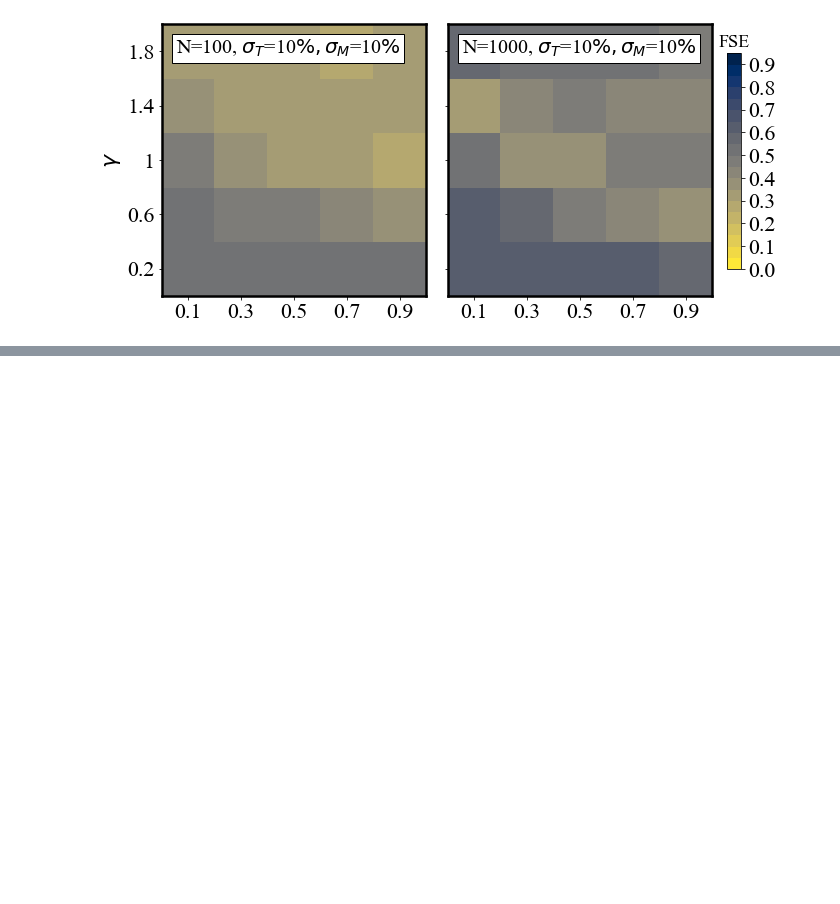
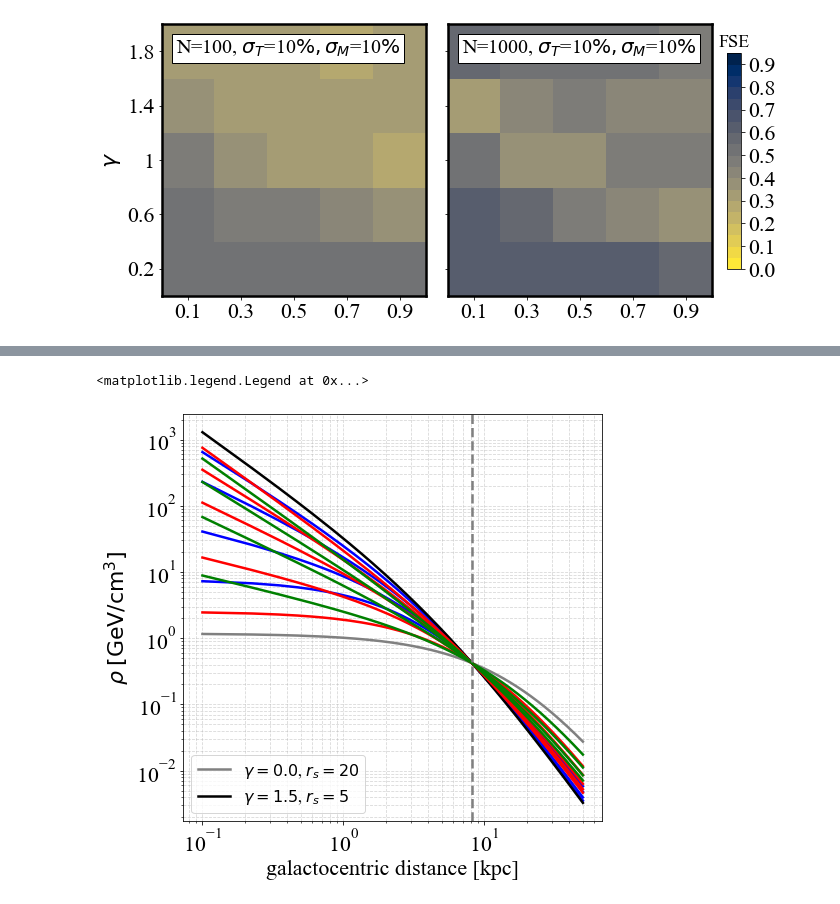
Before and after one commit to SvPoder/exoplanets, a Jupyter notebook: jupyter-notebook/reconstructed_DM.ipynb, the cells around one changed output, grey strips where cells are left out. Saved outputs shown, nothing was run; the diff lists cells and outputs as text; code cells hidden in the pictures; blank space fills up the shorter version.

```diff
--- a/jupyter-notebook/reconstructed_DM.ipynb
+++ b/jupyter-notebook/reconstructed_DM.ipynb
@@ -713,0 +741,32 @@ fig.savefig("../Figs/ex5_FSE_rs.pdf")
+# %%
+r  = np.linspace(0.1, 50, 400)
+R0 = 8.178
+
+gamma = [0., 0.5, 1., 1.3, 1.5]
+rs    = [5., 10., 20.]
+
+fig, ax = plt.subplots(1, 1, figsize=(7.5, 7.5))
+color=["blue", "red", "green"]
+for g in gamma:
+    i = 0
+    for s in rs:
+        if g==0. and s==20.:
+            ax.plot(r, gNFW_rho(R0, r, [g, s, 0.42]), lw=2.5, color="grey", ls="-",
+                label=(r"$\gamma=%.1f$, $r_s=%i$" %(g, int(s))))
+        elif g==1.5 and s==5.:
+            ax.plot(r, gNFW_rho(R0, r, [g, s, 0.42]), lw=2.5, color="k", ls="-",
+                label=(r"$\gamma=%.1f$, $r_s=%i$" %(g, int(s))))
+        else:
+            ax.plot(r, gNFW_rho(R0, r, [g, s, 0.42]), lw=2.5, color=color[i], ls="-")
+        i+=1
+ax.axvline(R0, ls="--", color="grey", lw=2.5)
+
+ax.grid(which="both", ls="--", alpha=0.5)
+ax.set_ylabel(r"$\rho$ $\rm [GeV/cm^3]$")
+ax.set_xlabel("galactocentric distance [kpc]")
+ax.set_yscale("log")
+ax.set_xscale("log")
+ax.legend(fontsize=16)
+# %% [output]
+<matplotlib.legend.Legend at 0x...>
+[figure, added]
```
Also changed, not shown: parts of 4 cells of this notebook, 2 other files.
